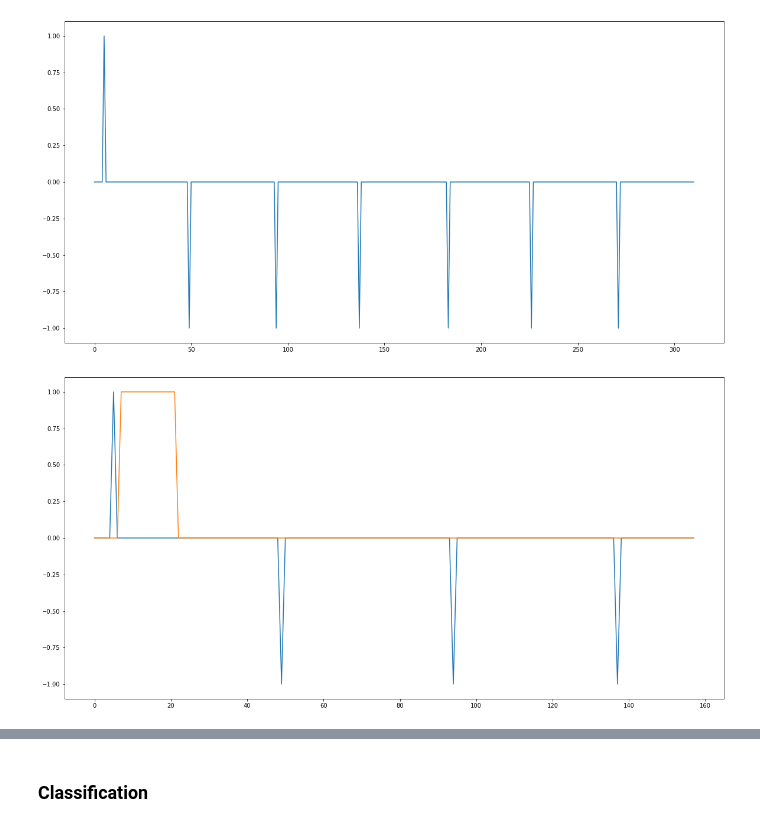
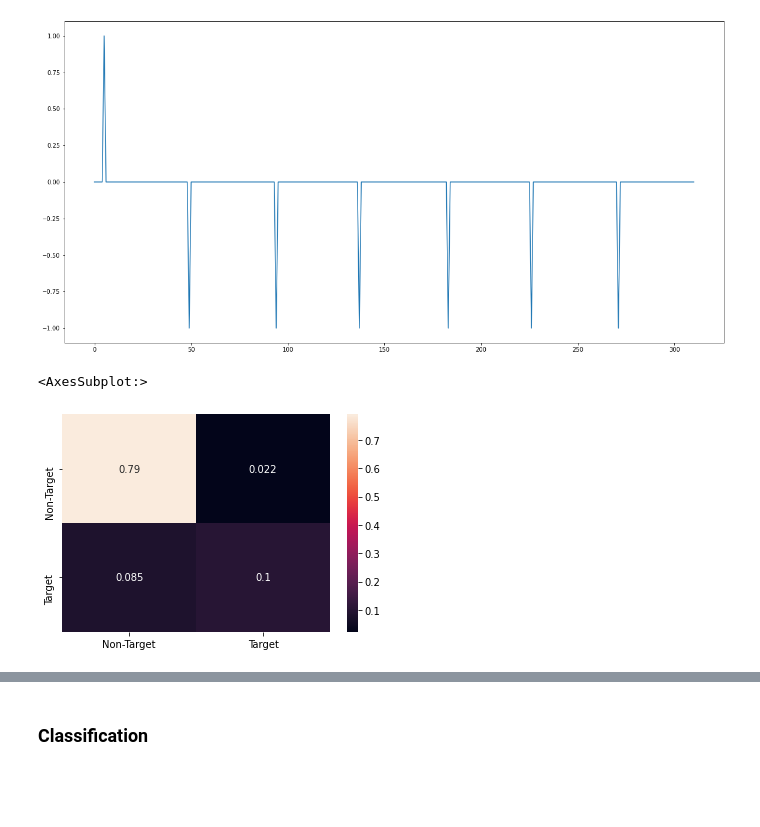
Before and after one commit to esbenkc/P300-Tweaks, a Jupyter notebook: src/jpy-eda-malyshev.ipynb, the cells around one changed output, grey strips where cells are left out. Drawn from its saved outputs; the diff is of its cells as text; code cells hidden in the pictures; blank space fills up the shorter version.

```diff
--- a/src/jpy-eda-malyshev.ipynb
+++ b/src/jpy-eda-malyshev.ipynb
@@ -129,13 +132,3 @@ plt.show()
 153
 [figure]
 [figure]
-# %%
-datavecs = []
-for i in range(last-before, last+p300):
-    datavecs.append(filtered[i-before:i + p300].reshape(1,-1))
-plt.figure(figsize=(20,10))
-plt.plot(trig[last-before:last + p300])
-plt.plot(lda.predict(pca2.transform(np.concatenate(datavecs))))
-plt.show()
-# %% [output]
-[figure, removed]
@@ -141,0 +143,15 @@ plt.show()
+# %%
+conf_matrix = np.zeros([2,2])
+idxs = np.where(trig != 0)[0]
+for i, v in enumerate(idxs):
+    fnt = (v + idxs[i-1]) // 2 if i > 0 and v - idxs[i-1] < 100 else v - 25
+    nxt = (v + idxs[i+1]) // 2 if i < len(idxs)-1 and idxs[i+1] - v < 100 else v + 25
+    pred = int(cop[fnt:nxt].max())
+#     print(pred, (trig[v] + 1)//2)
+    conf_matrix[pred,(trig[v] + 1)//2] += 1
+import seaborn as sns
+sns.heatmap(conf_matrix / conf_matrix.sum(), annot=True,
+            xticklabels=['Non-Target', 'Target'], yticklabels=['Non-Target', 'Target'])
+# %% [output]
+<AxesSubplot:>
+[figure, added]
```
Also changed, not shown: parts of 15 cells of this notebook, 7 other files.
